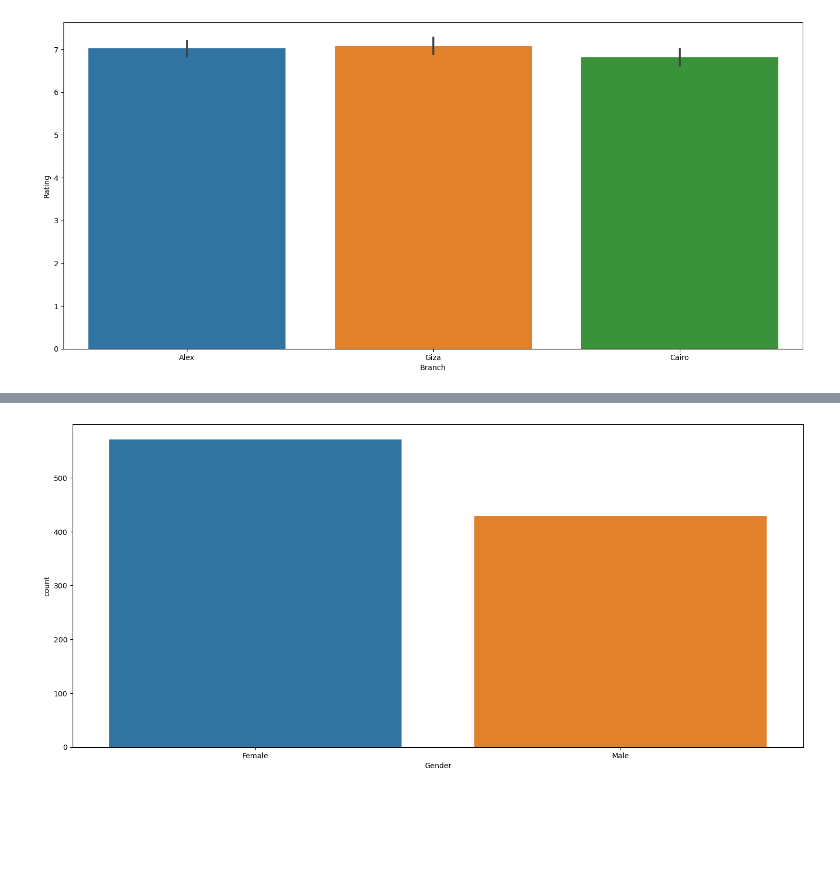
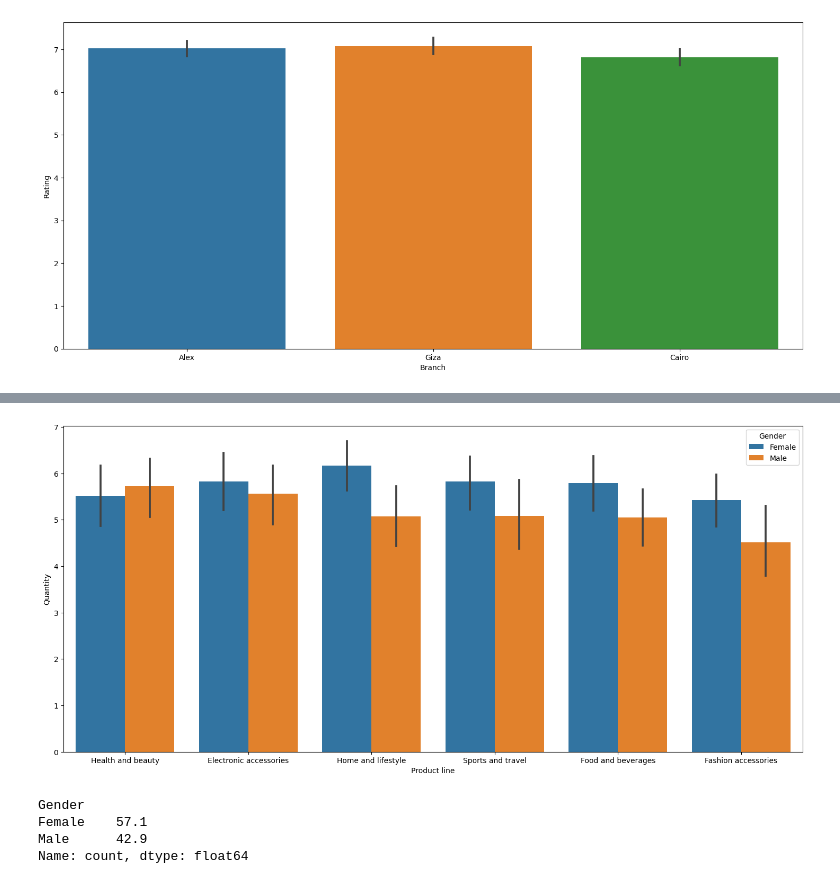
Before and after one commit to Abdourahmane2/Analyse-et-Prediction-des-Ventes-pour-un-Supermarche, a Jupyter notebook: Analyse_Ventes_Supermarche.ipynb, the cells around one changed output, grey strips where cells are left out. Cells and saved outputs as stored; diff of their text form; code cells hidden in the pictures; blank space fills up the shorter version.

```diff
--- a/Analyse_Ventes_Supermarche.ipynb
+++ b/Analyse_Ventes_Supermarche.ipynb
@@ -146,10 +195,18 @@ plt.show()
 # %%
-#homme et femme qui achetent le plus
+#homme et femme qui achetent le plus dans chaque produit
 plt.figure(figsize=(18, 8))
-sns.countplot(x="Gender", data=data)
+sns.barplot(x = "Product line" , y = "Quantity" , data =data  , hue="Gender")
 plt.show()
+
+#plus de clients d'hommme ou de femme
+nombre_clients = data['Gender'].value_counts() / data['Invoice ID'].count() * 100
+print(nombre_clients) #interpretation : il y a plus de femmes que d'hommes
 # %% [output]
-[figure, old version]
+[figure, new version]
+Gender
+Female    57.1
+Male      42.9
+Name: count, dtype: float64
 # %%
 #extraire lheure avec time et pm ou amm
 data['Time'] = pd.to_datetime(data['Time'], format='%I:%M:%S %p')
```
Also changed, not shown: parts of 7 cells of this notebook, 1 other file.
